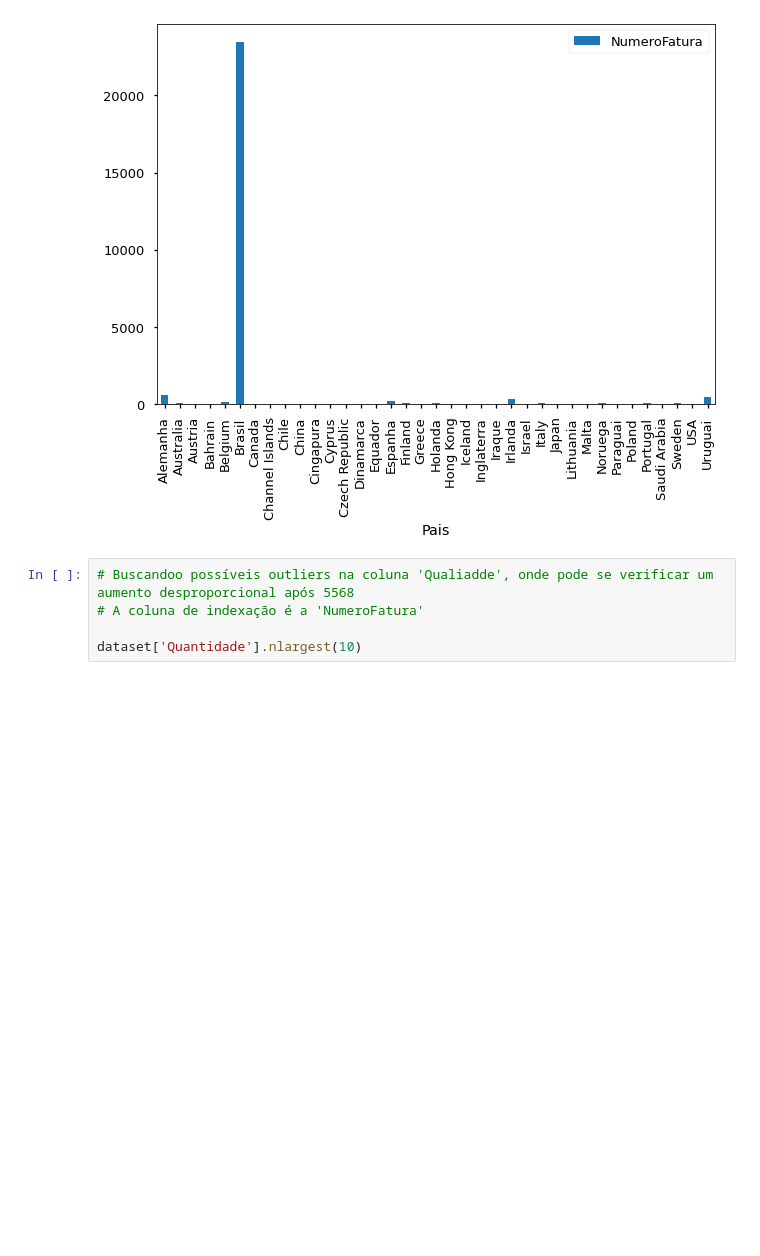
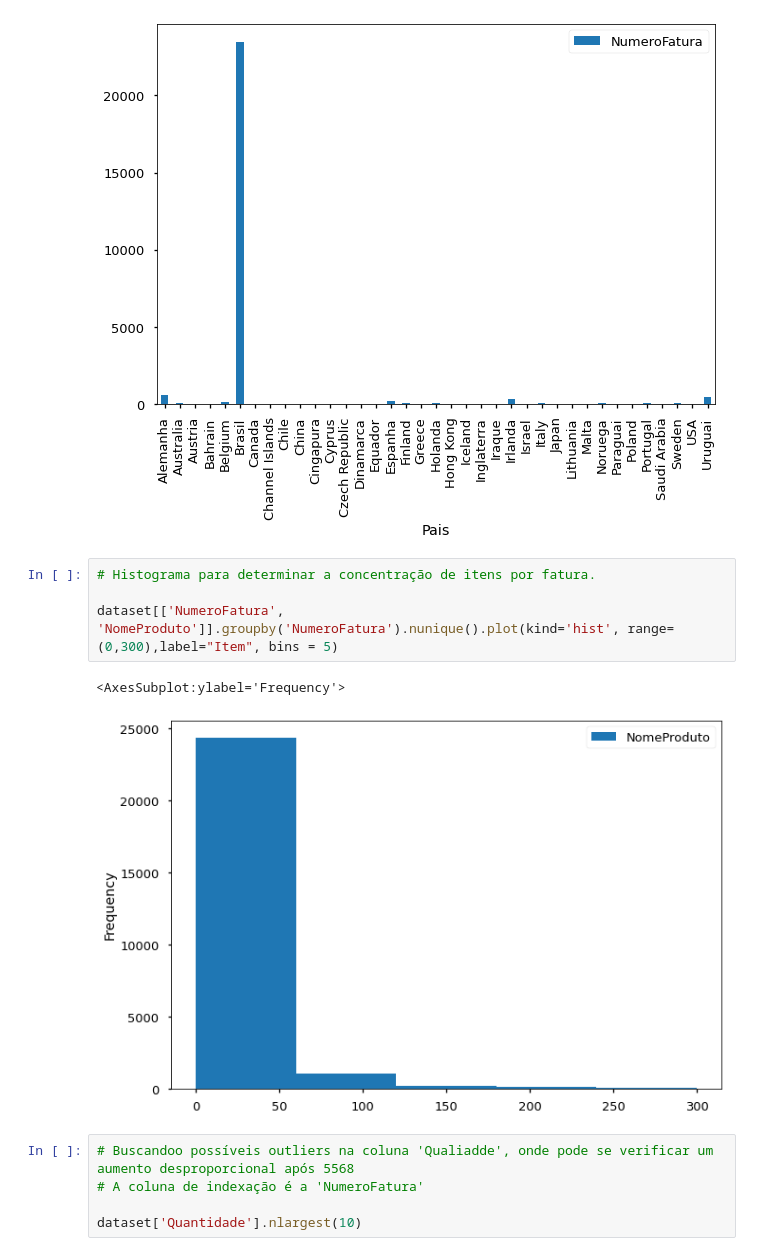
Before and after one commit to DSRodrigoA/DSRodrigoA, a Jupyter notebook: mba.ipynb, the cells around one changed output. Saved outputs shown, nothing was run; the diff lists cells and outputs as text; blank space fills up the shorter version.

```diff
--- a/mba.ipynb
+++ b/mba.ipynb
@@ -174,6 +186,13 @@ dataset[['Pais','NumeroFatura']].groupby(['Pais']).nunique()
 # %% [output]
 <AxesSubplot:xlabel='Pais'>
 [figure]
+# %%
+# Histograma para determinar a concentração de itens por fatura.
+
+dataset[['NumeroFatura', 'NomeProduto']].groupby('NumeroFatura').nunique().plot(kind='hist', range=(0,300),label="Item", bins = 5)
+# %% [output]
+<AxesSubplot:ylabel='Frequency'>
+[figure, added]
 # %%
 # Buscandoo possíveis outliers na coluna 'Qualiadde', onde pode se verificar um aumento desproporcional após 5568
 # A coluna de indexação é a 'NumeroFatura'
```
Also changed, not shown: parts of 13 cells of this notebook.
